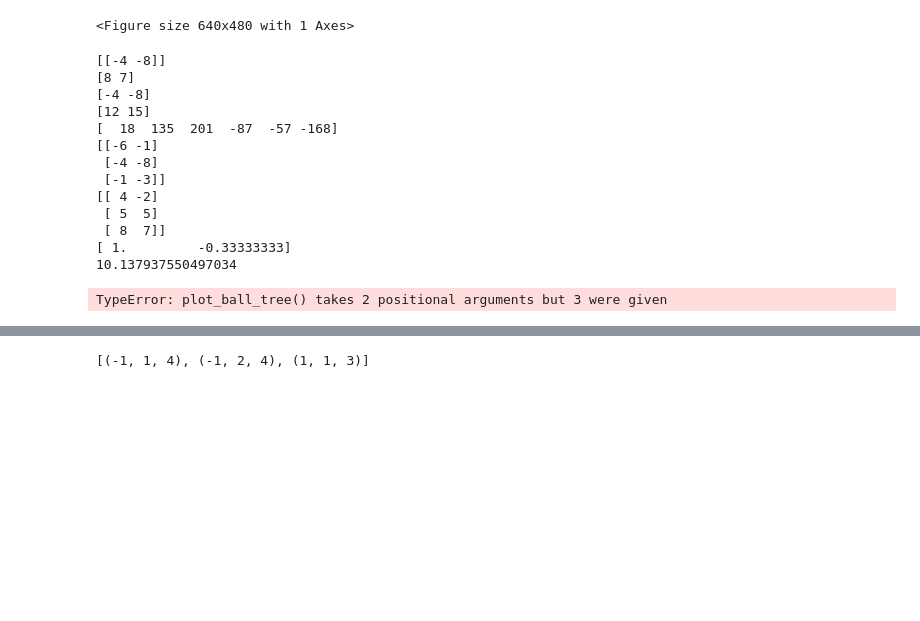
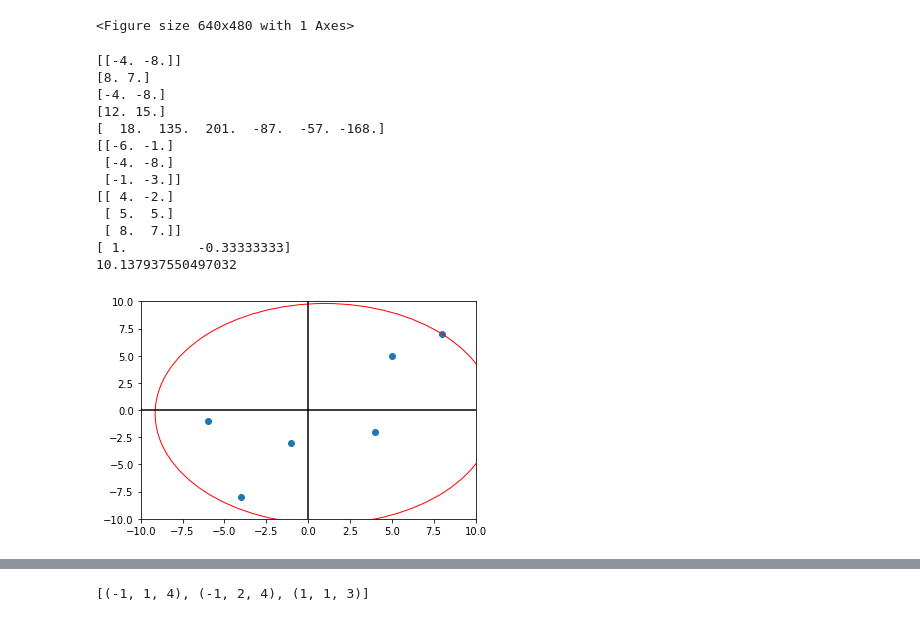
Before and after one commit to Johnny-Knighten/k-nearest-neighbors, a Jupyter notebook: prototypes/Ball Tree.ipynb, the cells around one changed output, grey strips where cells are left out. Cells and saved outputs as stored; diff of their text form; code cells hidden in the pictures; blank space fills up the shorter version.

```diff
--- a/prototypes/Ball Tree.ipynb
+++ b/prototypes/Ball Tree.ipynb
@@ -34,65 +34,65 @@ plot_ball_tree(sample_data, [[(1,1), 3]])
 # %% [output]
 <Figure size 640x480 with 1 Axes>
 # %%
-from knn.distance_metrics import euclidean
+from knn.distance_metrics import euclidean_pairwise
 
 # Pick Item Randomly
 rand_index = np.random.choice(sample_data.shape[0], 1, replace=False)
 rand_point = sample_data[rand_index, :]
 print(rand_point)
 
-distances = euclidean(sample_data, rand_point)
+distances = euclidean_pairwise(sample_data, rand_point)
 ind_of_max_dist = np.argmax(distances)
 max_vector_1 = sample_data[ind_of_max_dist, :]
 print(max_vector_1)
 
-distances = euclidean(sample_data, max_vector_1[np.newaxis, :])
+distances = euclidean_pairwise(sample_data, max_vector_1[np.newaxis, :])
 ind_of_max_dist = np.argmax(distances)
 max_vector_2 = sample_data[ind_of_max_dist, :]
 print(max_vector_2)
 
 
 # Project All Data
 proj_vector = max_vector_1-max_vector_2
 print(proj_vector)
 
 proj_data = sample_data.dot(proj_vector)
 print(proj_data)
 
 # Median
 median_ind = np.argpartition(proj_data, proj_data.size//2)
 lower_than_med_inds = median_ind[:proj_data.size//2]
 greater_than_med_inds = median_ind[proj_data.size//2:]
 
 # Left Side
 print(sample_data[lower_than_med_inds])
 
 # Right Size
 print(sample_data[greater_than_med_inds])
 
 
 # Make Circle
 center = np.mean(sample_data, axis=0)
 print(center)
-radius = np.max(euclidean(sample_data, center[np.newaxis, :]))
+radius = np.max(euclidean_pairwise(sample_data, center[np.newaxis, :]))
 print(radius)
 
-plot_ball_tree(sample_data, center, radius)
+plot_ball_tree(sample_data, [[center, radius ]])
 # %% [output]
-[[-4 -8]]
-[8 7]
-[-4 -8]
-[12 15]
-[  18  135  201  -87  -57 -168]
-[[-6 -1]
- [-4 -8]
- [-1 -3]]
-[[ 4 -2]
- [ 5  5]
- [ 8  7]]
+[[-4. -8.]]
+[8. 7.]
+[-4. -8.]
+[12. 15.]
+[  18.  135.  201.  -87.  -57. -168.]
+[[-6. -1.]
+ [-4. -8.]
+ [-1. -3.]]
+[[ 4. -2.]
+ [ 5.  5.]
+ [ 8.  7.]]
 [ 1.         -0.33333333]
-10.137937550497034
+10.137937550497032
-TypeError: plot_ball_tree() takes 2 positional arguments but 3 were given
+[figure, added]
 # %%
 class BallTreeNode:
     def __init__(self):
```
Also changed, not shown: parts of 8 cells of this notebook, 6 other files.
